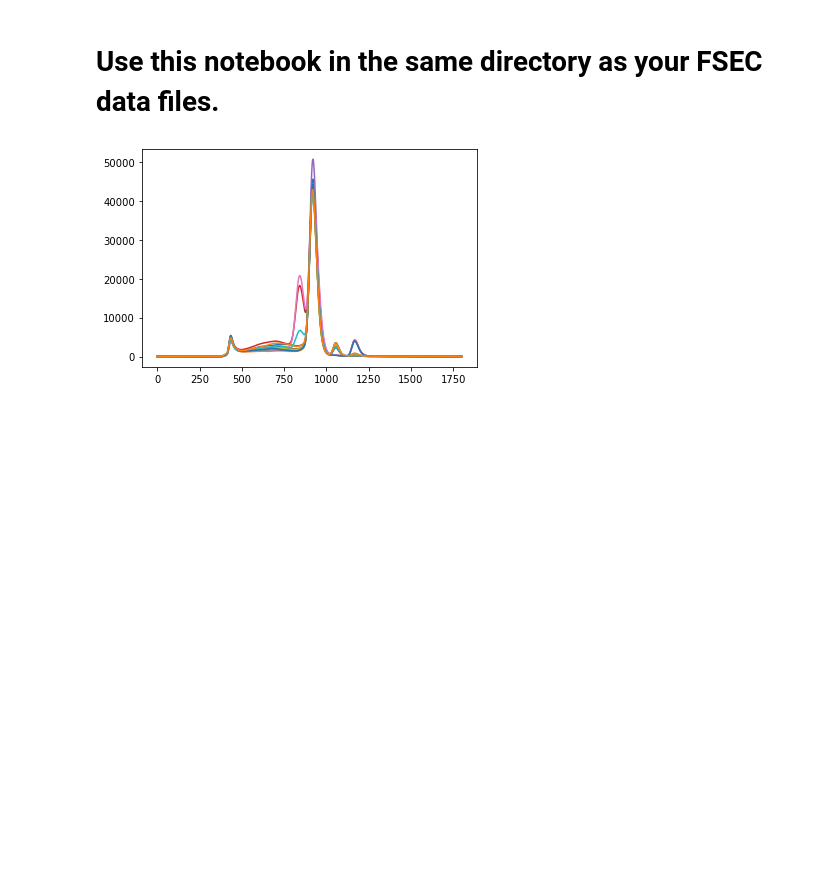
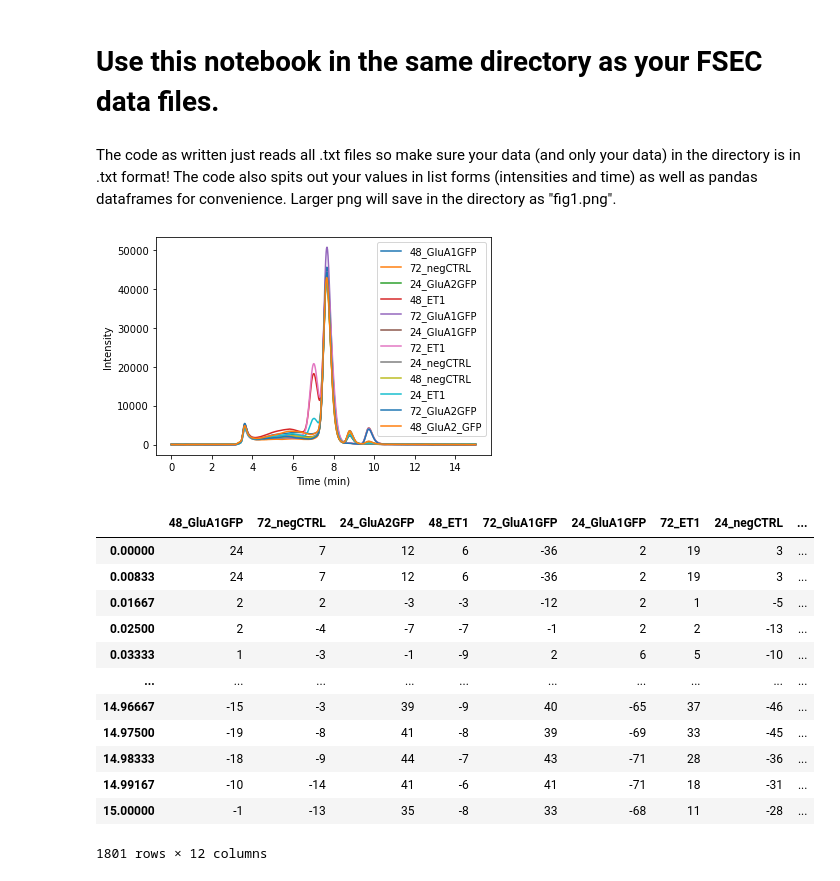
Before and after one commit to RobbinJang/FSEC_fastPlot, a Jupyter notebook: FSEC_fastPlot.ipynb, the cells around one changed output. Drawn from its saved outputs; the diff is of its cells as text; code cells hidden in the pictures; blank space fills up the shorter version.

Commit message:
added pandas after cl

```diff
--- a/FSEC_fastPlot.ipynb
+++ b/FSEC_fastPlot.ipynb
@@ -1,26 +1,53 @@
 # %% [markdown]
 # Use this notebook in the same directory as your FSEC data files.
+# %% [markdown]
+The code as written just reads all .txt files so make sure your data (and only your data) in the directory is in .txt format! The code also spits out your values in list forms (intensities and time) as well as pandas dataframes for convenience. Larger png will save in the directory as "fig1.png".
 # %%
 import glob
 file_list = [f for f in glob.glob("*.txt")]
+import pandas as pd
 import numpy as np
 import matplotlib.pyplot as plt
 from matplotlib.pyplot import figure
+fig1_data = {}
 
 for file in file_list:
     raw_file = open(str(file))
     read_file = raw_file.read()
     line_list = read_file.split('\n')
     start = line_list.index('Em. Wavelength(nm)	507')
     end = line_list.index('[LC Status Trace(Pump A Pressure)]')
     intensities = []
     time = []
     for line in line_list[start+2:end-1]:
         tab = line.index('\t')
         intensities.append(int(line[tab+1:15]))
         time.append(float(line[0:tab]))
-    plt.plot(np.arange(len(intensities)),intensities)
+    plt.plot(time,intensities, label = str(file)[:-4])
     plt.savefig('fig1.png', dpi = 300)
+    plt.xlabel("Time (min)")
+    plt.ylabel("Intensity")
+    plt.legend()
+    fig1_data[str(file)[:-4]] = intensities
+    #fig1_data = pd.DataFrame(intensities, columns=[str(file)])
 plt.show()
+
+
+#DataFrame
+fig1_dataFrame = pd.DataFrame(fig1_data, index = time)
+fig1_dataFrame
 # %% [output]
-[figure, old version]
+[figure, new version]
+|  | 48_GluA1GFP | 72_negCTRL | 24_GluA2GFP | 48_ET1 | 72_GluA1GFP | 24_GluA1GFP | 72_ET1 | 24_negCTRL | ... |
+| 0.00000 | 24 | 7 | 12 | 6 | -36 | 2 | 19 | 3 | ... |
+| 0.00833 | 24 | 7 | 12 | 6 | -36 | 2 | 19 | 3 | ... |
+| 0.01667 | 2 | 2 | -3 | -3 | -12 | 2 | 1 | -5 | ... |
+| 0.02500 | 2 | -4 | -7 | -7 | -1 | 2 | 2 | -13 | ... |
+| 0.03333 | 1 | -3 | -1 | -9 | 2 | 6 | 5 | -10 | ... |
+| ... | ... | ... | ... | ... | ... | ... | ... | ... | ... |
+| 14.96667 | -15 | -3 | 39 | -9 | 40 | -65 | 37 | -46 | ... |
+| 14.97500 | -19 | -8 | 41 | -8 | 39 | -69 | 33 | -45 | ... |
+| 14.98333 | -18 | -9 | 44 | -7 | 43 | -71 | 28 | -36 | ... |
+| 14.99167 | -10 | -14 | 41 | -6 | 41 | -71 | 18 | -31 | ... |
+| 15.00000 | -1 | -13 | 35 | -8 | 33 | -68 | 11 | -28 | ... |
+1801 rows × 12 columns
```
Also changed, not shown: parts of 1 cell of this notebook.
